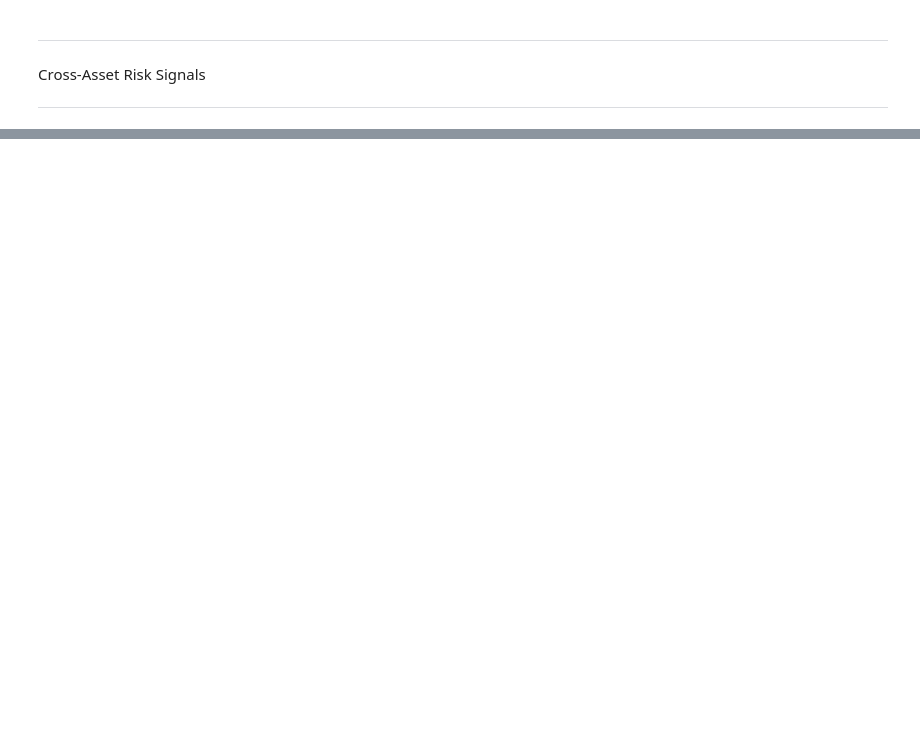
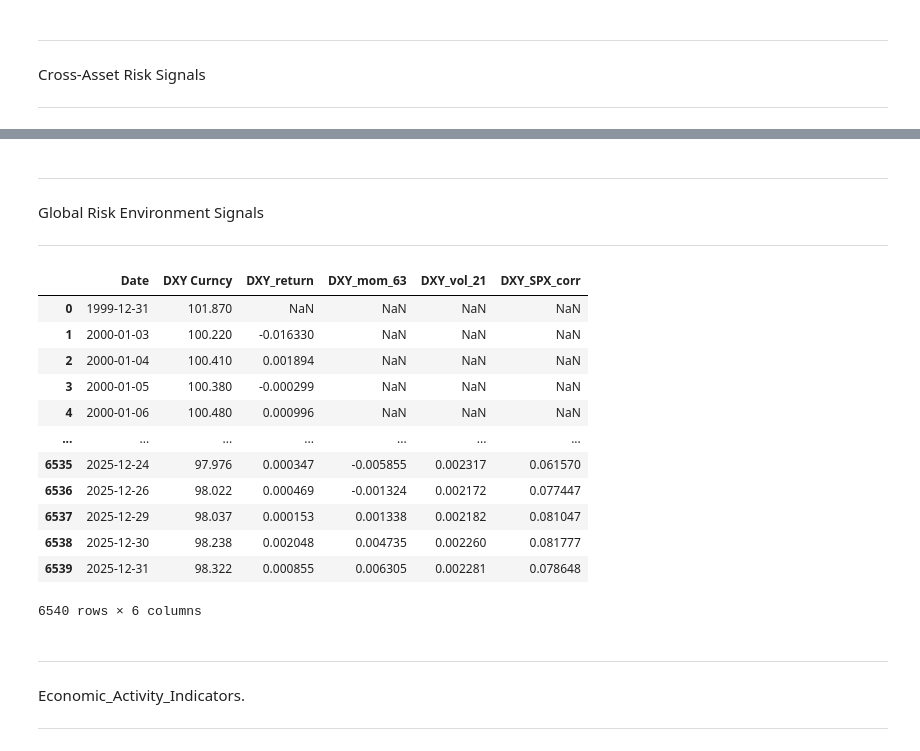
Before and after one commit to mina-fahim/FE800-Market-Regime-Detection, a Jupyter notebook: notebooks/Mina_featureEngineering.ipynb, the cells around one changed output, grey strips where cells are left out. Saved outputs shown, nothing was run; the diff lists cells and outputs as text; code cells hidden in the pictures; blank space fills up the shorter version.

```diff
--- a/notebooks/Mina_featureEngineering.ipynb
+++ b/notebooks/Mina_featureEngineering.ipynb
@@ -104,3 +121,7 @@ Columns in index_prices.csv:
+# %%
+#store SPX dates
+
+spx_dates = pd.to_datetime(spx["Date"])
 # %% [markdown]
 <hr>
 Volatility / Risk Sentiment
@@ -177,0 +239,56 @@ CrossAsset_RiskSignals_features.to_csv(
+# %% [markdown]
+<hr>
+Global Risk Environment Signals
+<hr>
+# %%
+DXY = pd.read_csv("../data/DXY_data.csv")
+DXY.columns = ["Date"] + list(DXY.columns[1:])
+DXY["Date"] = pd.to_datetime(DXY["Date"])
+DXY = DXY.set_index("Date").reindex(spx_dates).reset_index().rename(columns={"index": "Date"})
+DXY.ffill(inplace=True)
+
+Equity_Return = spx[['Date', 'SPX_return']].copy()
+#Equity_Return = Equity_Return.dropna(how='any')
+
+GlobalRisk = DXY[['Date', 'DXY Curncy']].copy()
+GlobalRisk = GlobalRisk.sort_values("Date").reset_index(drop=True)
+
+GlobalRisk["DXY_return"] = np.log(
+    GlobalRisk["DXY Curncy"] / GlobalRisk["DXY Curncy"].shift(1)
+)
+
+DXY_Equity = Equity_Return.merge(GlobalRisk, on='Date', how='left')
+DXY_Equity = DXY_Equity.sort_values("Date").reset_index(drop=True)
+
+DXY_Equity["DXY_mom_63"] = DXY_Equity["DXY Curncy"].pct_change(63)
+DXY_Equity["DXY_vol_21"] = DXY_Equity["DXY_return"].rolling(21).std()
+DXY_Equity["DXY_SPX_corr"] = (
+    DXY_Equity["DXY_return"].rolling(63).corr(DXY_Equity["SPX_return"])
+)
+
+Global_RiskEnv_features = DXY_Equity.copy()
+Global_RiskEnv_features = Global_RiskEnv_features.drop(columns=["SPX_return"])
+Global_RiskEnv_features.to_csv(
+    "../data/processed/Global_RiskEnv_features.csv",
+    index=False
+)
+# %%
+Global_RiskEnv_features
+# %% [output]
+|  | Date | DXY Curncy | DXY_return | DXY_mom_63 | DXY_vol_21 | DXY_SPX_corr |
+| 0 | 1999-12-31 | 101.870 | NaN | NaN | NaN | NaN |
+| 1 | 2000-01-03 | 100.220 | -0.016330 | NaN | NaN | NaN |
+| 2 | 2000-01-04 | 100.410 | 0.001894 | NaN | NaN | NaN |
+| 3 | 2000-01-05 | 100.380 | -0.000299 | NaN | NaN | NaN |
+| 4 | 2000-01-06 | 100.480 | 0.000996 | NaN | NaN | NaN |
+| ... | ... | ... | ... | ... | ... | ... |
+| 6535 | 2025-12-24 | 97.976 | 0.000347 | -0.005855 | 0.002317 | 0.061570 |
+| 6536 | 2025-12-26 | 98.022 | 0.000469 | -0.001324 | 0.002172 | 0.077447 |
+| 6537 | 2025-12-29 | 98.037 | 0.000153 | 0.001338 | 0.002182 | 0.081047 |
+| 6538 | 2025-12-30 | 98.238 | 0.002048 | 0.004735 | 0.002260 | 0.081777 |
+| 6539 | 2025-12-31 | 98.322 | 0.000855 | 0.006305 | 0.002281 | 0.078648 |
+6540 rows × 6 columns
+# %% [markdown]
+<hr>
+Economic_Activity_Indicators.
+<hr>
```
Also changed, not shown: parts of 25 cells of this notebook, 1 other file.
